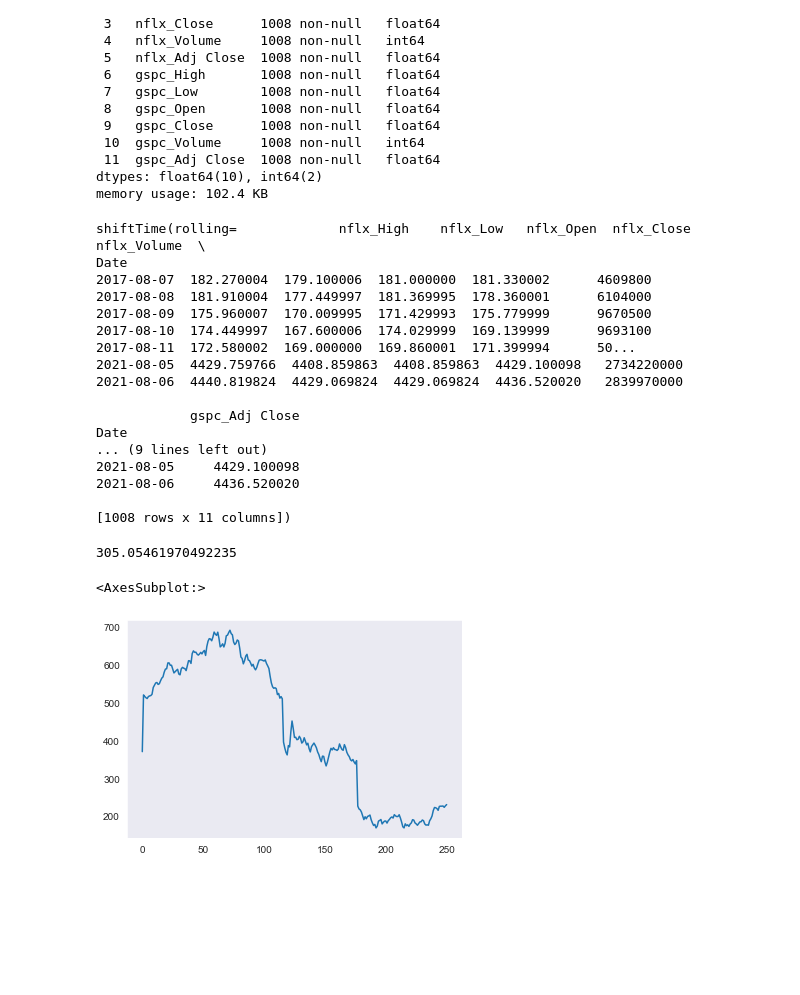
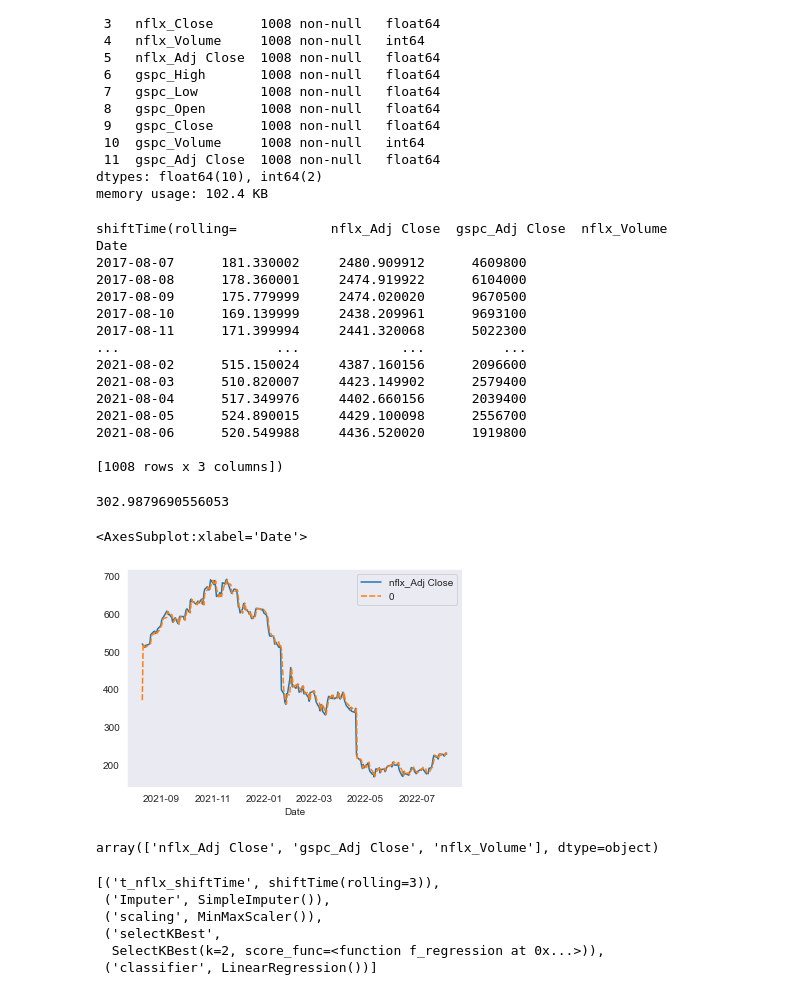
Before and after one commit to Velvox/lhl_capstone, a Jupyter notebook: notebooks/baseline_supervised.ipynb, the cells around one changed output. Drawn from its saved outputs; the diff is of its cells as text; code cells hidden in the pictures; blank space fills up the shorter version.

```diff
--- a/notebooks/baseline_supervised.ipynb
+++ b/notebooks/baseline_supervised.ipynb
@@ -49,14 +50,19 @@ features = functions.concatRename(nflx, 'nflx_', gspc, 'gspc_')
 train, test = functions.testSplit(features)
 # %% [markdown]
 # Feature Engineering
+# %%
+# features we are keeping
+feature_cols = ['nflx_Adj Close', 'gspc_Adj Close', 'nflx_Volume']
 # %%
 # Establish variables and target
 nflx_target = 'nflx_Adj Close'
 gspc_target = 'gspc_Adj Close'
 
 # Remove target variable
-x_train = functions.dropTarget(train, nflx_target)
-x_test = functions.dropTarget(test, nflx_target)
+# x_train = functions.dropTarget(train, nflx_target)
+# x_test = functions.dropTarget(test, nflx_target)
+x_train = train[feature_cols]
+x_test = test[feature_cols]
 y_train = train[nflx_target]
 y_test = test[nflx_target]
 # %%
@@ -102,33 +108,31 @@ memory usage: 102.4 KB
 # %%
 pipeline = Pipeline([
     # ('feature_engineering', feature_engineering),
-    ('t_nflx_shiftTime', functions.shiftTime(rolling=3)),
+    ('t_nflx_shiftTime', functions.shiftTime(rolling=7)),
     ('Imputer', SimpleImputer()),
-    ('scaling', MinMaxScaler()),
-    ('PCA', PCA(n_components=5)),
-    # ('selectKBest', SelectKBest(f_regression,k=3)),
-    ('classifier', LinearRegression()),
+    ('scaling', StandardScaler()),
+    # ('PCA', PCA(n_components=5)),
+    # ('selectKBest', SelectKBest(f_regression,k=2)),
+    ('classifier', Ridge()),
     ])
 # %%
 functions.shiftTime(x_train)
 # %% [output]
-shiftTime(rolling=             nflx_High    nflx_Low   nflx_Open  nflx_Close  nflx_Volume  \
+shiftTime(rolling=            nflx_Adj Close  gspc_Adj Close  nflx_Volume
 Date
-2017-08-07  182.270004  179.100006  181.000000  181.330002      4609800
-2017-08-08  181.910004  177.449997  181.369995  178.360001      6104000
-2017-08-09  175.960007  170.009995  171.429993  175.779999      9670500
-2017-08-10  174.449997  167.600006  174.029999  169.139999      9693100
-2017-08-11  172.580002  169.000000  169.860001  171.399994      50...
-2021-08-05  4429.759766  4408.859863  4408.859863  4429.100098   2734220000
-2021-08-06  4440.819824  4429.069824  4429.069824  4436.520020   2839970000
+2017-08-07      181.330002     2480.909912      4609800
+2017-08-08      178.360001     2474.919922      6104000
+2017-08-09      175.779999     2474.020020      9670500
+2017-08-10      169.139999     2438.209961      9693100
+2017-08-11      171.399994     2441.320068      5022300
+...                    ...             ...          ...
+2021-08-02      515.150024     4387.160156      2096600
+2021-08-03      510.820007     4423.149902      2579400
+2021-08-04      517.349976     4402.660156      2039400
+2021-08-05      524.890015     4429.100098      2556700
+2021-08-06      520.549988     4436.520020      1919800
 
-            gspc_Adj Close
-Date
-... (9 lines left out)
-2021-08-05     4429.100098
-2021-08-06     4436.520020
-
-[1008 rows x 11 columns])
+[1008 rows x 3 columns])
 # %%
 model = pipeline.fit(x_train, y_train)
 # %%
@@ -136,11 +140,24 @@ y_pred = model.predict(x_test)
 # %%
 mean_squared_error(y_test, y_pred)
 # %% [output]
-305.05461970492235
+302.9879690556053
+# %%
+pred_df = pd.concat([y_test, pd.Series(y_pred, index=y_test.index)], axis=1)
 # %%
-sns.lineplot(data=y_pred)
+sns.lineplot(data=pred_df)
 # %% [output]
-<AxesSubplot:>
+<AxesSubplot:xlabel='Date'>
-[figure, old version]
+[figure, new version]
 # %%
-# model.steps[1][1].get_feature_names_out(x_train.columns)
+model.steps[2][1].get_feature_names_out(x_train.columns)
+# %% [output]
+array(['nflx_Adj Close', 'gspc_Adj Close', 'nflx_Volume'], dtype=object)
+# %%
+model.steps
+# %% [output]
+[('t_nflx_shiftTime', shiftTime(rolling=3)),
+ ('Imputer', SimpleImputer()),
+ ('scaling', MinMaxScaler()),
+ ('selectKBest',
+  SelectKBest(k=2, score_func=<function f_regression at 0x...>)),
+ ('classifier', LinearRegression())]
```
Also changed, not shown: parts of 1 cell of this notebook.
